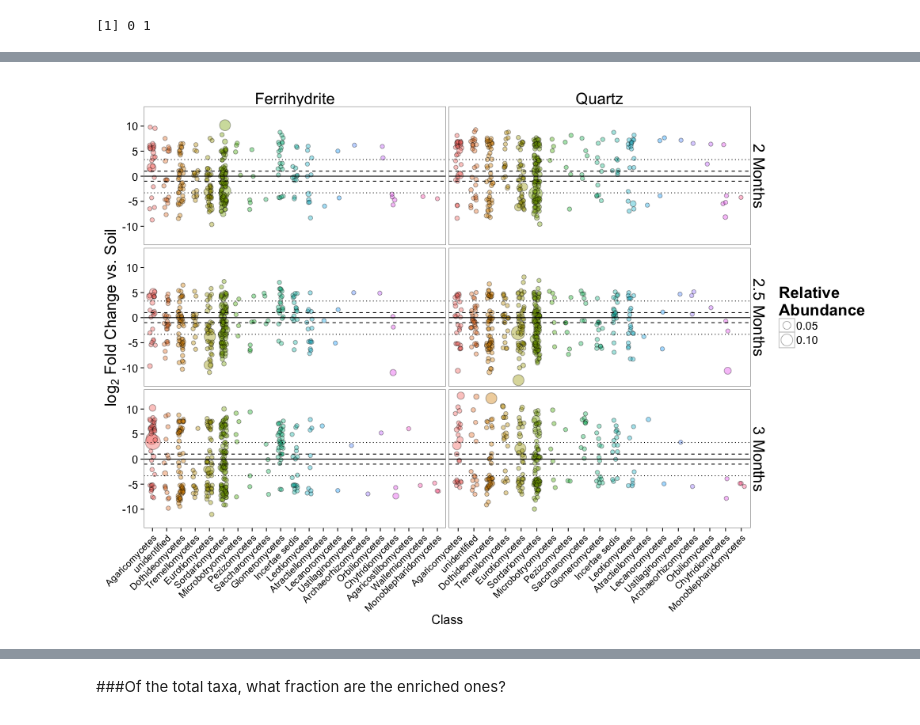
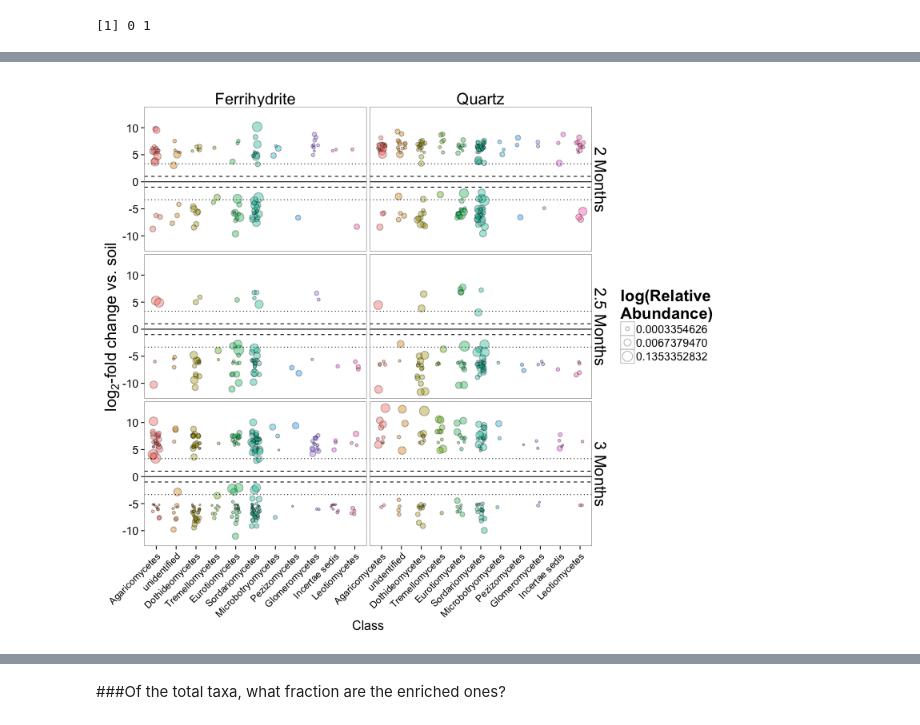
Before and after one commit to TheaWhitman/MineralITS, a Jupyter notebook: manuscript_figures/Differential_abundance.ipynb, the cells around one changed output, grey strips where cells are left out. Drawn from its saved outputs; the diff is of its cells as text; code cells hidden in the pictures.

```diff
--- a/manuscript_figures/Differential_abundance.ipynb
+++ b/manuscript_figures/Differential_abundance.ipynb
@@ -227,13 +173,13 @@ subset(l2fc,l2fc$Class=="Eurotiomycetes")[,c(1,2,3,4,5,10,11,12,15)]
 # %%
-%%R -w 1000 -h 700
+%%R -w 800 -h 700
 # setting the image sizes, then making the figure...
 
 d = l2fc %>%
+    filter(padj<0.1)%>%
     group_by(Trtmt, Month) %>%
     mutate(relabund=baseMean/Total)
-# This calculates the
 
-N= 1
+N= 500
 
 #Phyla = levels(d$Phylum)
 
@@ -288,7 +234,10 @@ p = p + facet_grid(~MonthName~Trtmt, scales="free_x")
 p = p + geom_point(shape = 21, alpha=0.4, position = position_jitter(w = 0.20))
 # sets the points size and shape, and offsets them slightly (jitter) so they're not right on top of each other
 
-p = p + scale_size_continuous("Relative\nAbundance",range=c(2.5,9))
+p = p + scale_size_continuous("log(Relative\nAbundance)"
+                              #,range=c(3.5,9)
+                              ,trans="log"
+                             )
 
 p = p + geom_hline(y = 1, linetype=2)
 p = p + geom_hline(y = -1, linetype=2)
@@ -299,32 +248,32 @@ p = p + geom_hline(y = 0.0, linetype=1)
 
 p = p + theme_bw()
 # sets a theme
 
 p = p + theme(strip.text.x = element_text(size = 20),
               strip.text.y = element_text(size = 20),
               axis.text.x = element_text(size = 12, angle = 45, hjust = 1, vjust = 1),
               axis.title.x = element_text(size = 16),
               axis.text.y = element_text(size=14),
               axis.title.y = element_text(size = 20),
               legend.title = element_text(size=20),
               legend.text = element_text(size = 14),
               #legend.position = "none",
               strip.background = element_blank())
 # sets a bunch of visual paramters for the legend (none) and other text
 
 p = p + labs(x = "Class")
 # sets the label for the x axis. I think they didn't get the different colours.
 
-p = p + labs(y = expression(paste("", log[2]," Fold Change vs. Soil",sep="")))
+p = p + labs(y = expression(paste("", log[2],"-fold change vs. soil",sep="")))
 # sets the label for the y axes.
 
 
 #p = p + scale_color_continuous(trans="log")
 p = p + scale_fill_discrete(guide="none")
 
 p = p + theme(panel.grid.major = element_blank(), panel.grid.minor = element_blank())
 # Gets rid of the default gridlines
 
 p
 # %% [output]
-[figure, old version]
+[figure, new version]
```
Also changed, not shown: parts of 22 cells of this notebook, 3 other files.
